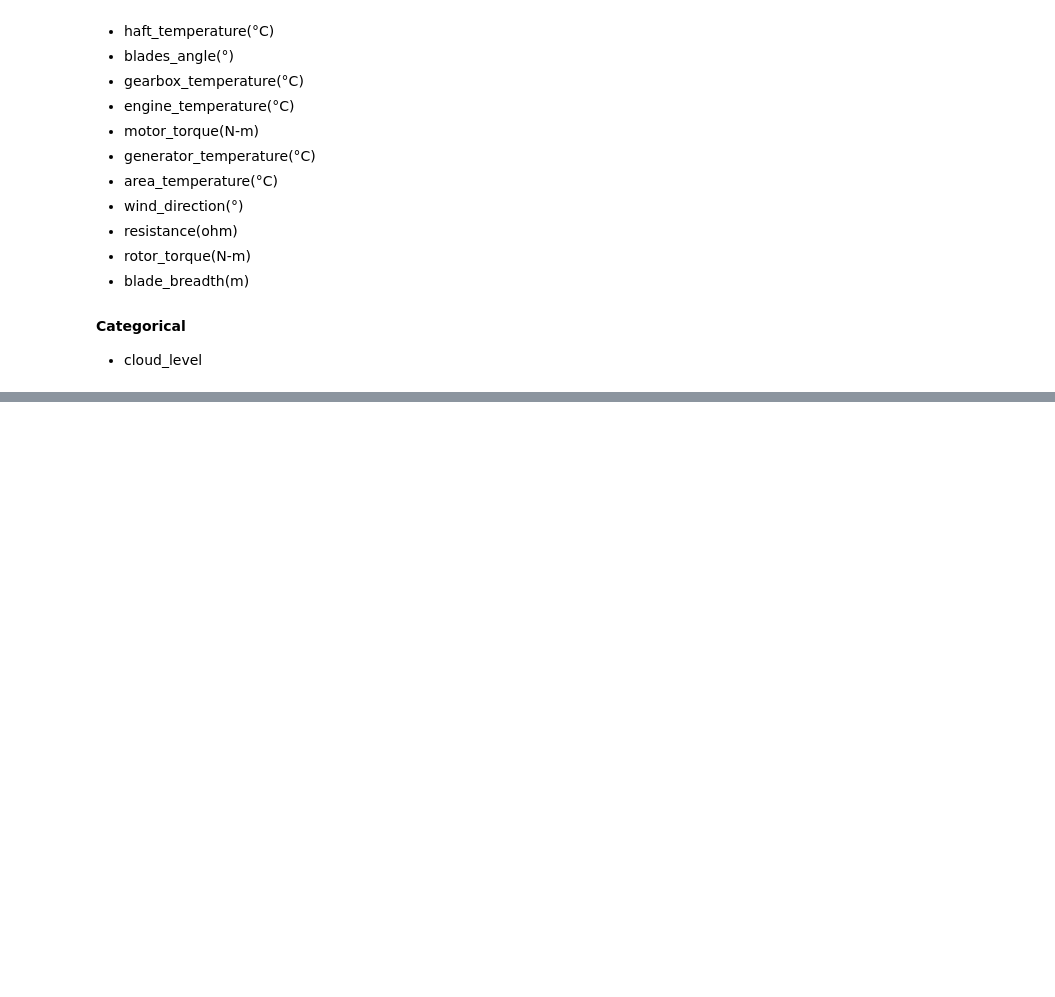
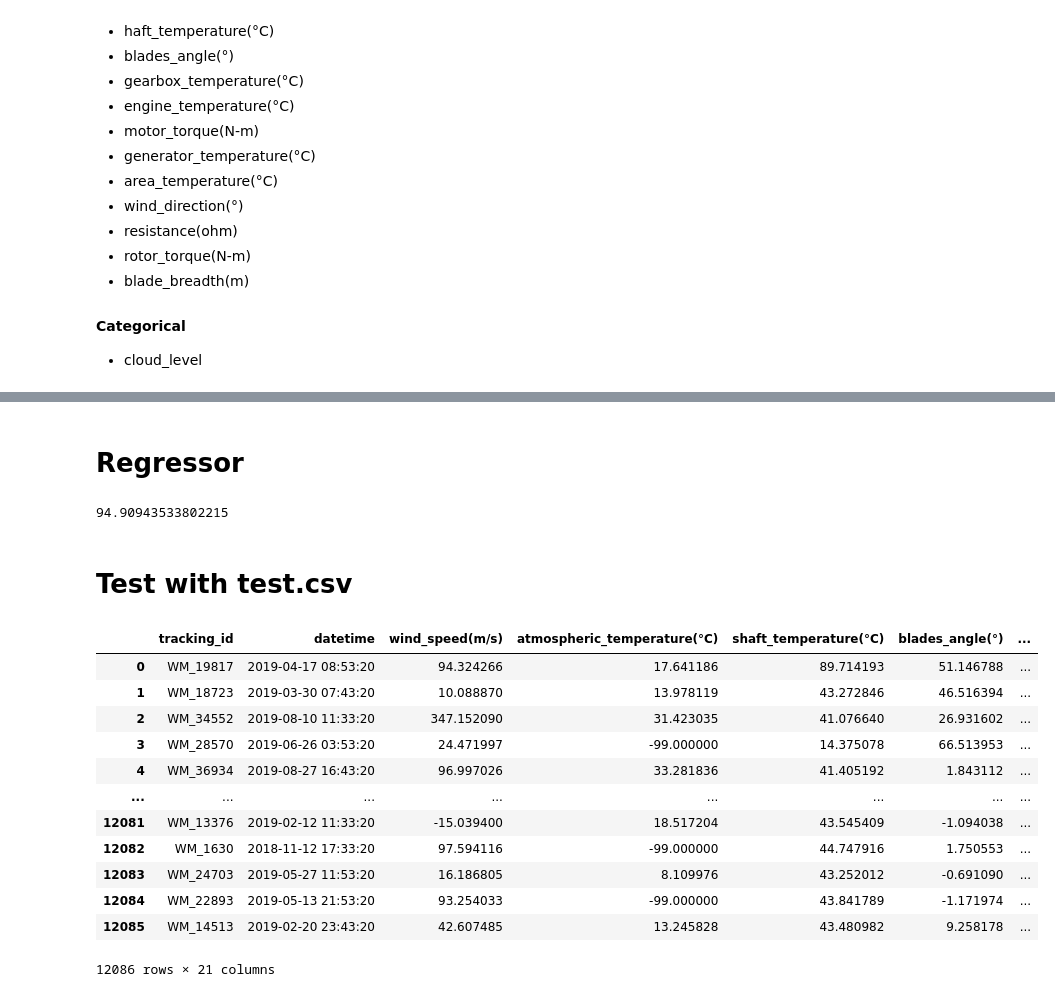
Before and after one commit to utshabkg/ML_Competition-AND-Practice, a Jupyter notebook: Competition/HackerEarth A Fine Windy Day/exporatory_data_analysis.ipynb, the cells around one changed output, grey strips where cells are left out. Saved outputs shown, nothing was run; the diff lists cells and outputs as text; code cells hidden in the pictures; blank space fills up the shorter version.

```diff
--- a/Competition/HackerEarth A Fine Windy Day/exporatory_data_analysis.ipynb
+++ b/Competition/HackerEarth A Fine Windy Day/exporatory_data_analysis.ipynb
@@ -374,0 +432,2 @@ ANOVA for cloud_level: F= 17131.83579977556 , P = 3.8624680348850876e-58
+# %% [markdown]
+# Regressor
@@ -374,0 +445,26 @@ ANOVA for cloud_level: F= 17131.83579977556 , P = 3.8624680348850876e-58
+# %%
+from sklearn.metrics import accuracy_score, r2_score
+
+# rf.score(X_test, y_test)
+score = max(0, 100 * r2_score(y_test, y_pred))
+score
+# %% [output]
+94.90943533802215
+# %% [markdown]
+# Test with test.csv
+# %%
+test
+# %% [output]
+|  | tracking_id | datetime | wind_speed(m/s) | atmospheric_temperature(°C) | shaft_temperature(°C) | blades_angle(°) | ... |
+| 0 | WM_19817 | 2019-04-17 08:53:20 | 94.324266 | 17.641186 | 89.714193 | 51.146788 | ... |
+| 1 | WM_18723 | 2019-03-30 07:43:20 | 10.088870 | 13.978119 | 43.272846 | 46.516394 | ... |
+| 2 | WM_34552 | 2019-08-10 11:33:20 | 347.152090 | 31.423035 | 41.076640 | 26.931602 | ... |
+| 3 | WM_28570 | 2019-06-26 03:53:20 | 24.471997 | -99.000000 | 14.375078 | 66.513953 | ... |
+| 4 | WM_36934 | 2019-08-27 16:43:20 | 96.997026 | 33.281836 | 41.405192 | 1.843112 | ... |
+| ... | ... | ... | ... | ... | ... | ... | ... |
+| 12081 | WM_13376 | 2019-02-12 11:33:20 | -15.039400 | 18.517204 | 43.545409 | -1.094038 | ... |
+| 12082 | WM_1630 | 2018-11-12 17:33:20 | 97.594116 | -99.000000 | 44.747916 | 1.750553 | ... |
+| 12083 | WM_24703 | 2019-05-27 11:53:20 | 16.186805 | 8.109976 | 43.252012 | -0.691090 | ... |
+| 12084 | WM_22893 | 2019-05-13 21:53:20 | 93.254033 | -99.000000 | 43.841789 | -1.171974 | ... |
+| 12085 | WM_14513 | 2019-02-20 23:43:20 | 42.607485 | 13.245828 | 43.480982 | 9.258178 | ... |
+12086 rows × 21 columns
```
Also changed, not shown: parts of 30 cells of this notebook, 1 other file.
